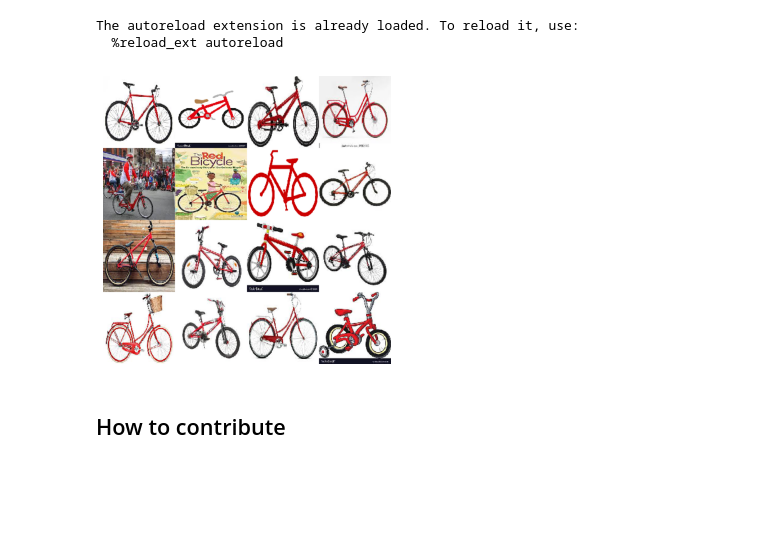
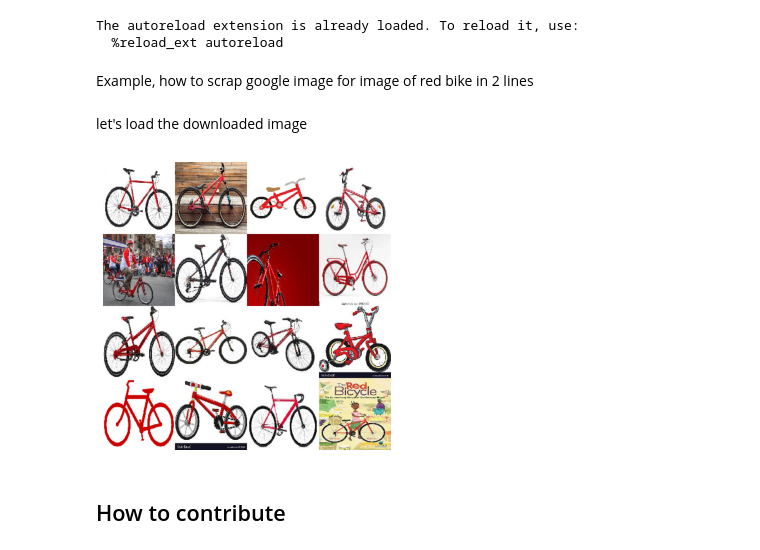
Before and after one commit to samsja/web2dataset, a Jupyter notebook: nbs/index.ipynb, the cells around one changed output. Drawn from its saved outputs; the diff is of its cells as text; code cells hidden in the pictures; blank space fills up the shorter version.

Commit message:
feat: image are stored in files

```diff
--- a/nbs/index.ipynb
+++ b/nbs/index.ipynb
@@ -26,3 +26,5 @@ let's perform a simple research on google image to search for 5 bike images
 # %% [output]
 The autoreload extension is already loaded. To reload it, use:
   %reload_ext autoreload
+# %% [markdown]
+Example, how to scrap google image for image of red bike in 2 lines
@@ -29,17 +34,15 @@ The autoreload extension is already loaded. To reload it, use:
+# %% [markdown]
+let's load the downloaded image
 # %%
-from web2dataset.downloader import GoogleImageDownloader
 from docarray import DocumentArray
 
-downloader = GoogleImageDownloader()
-downloader.download("a red bike",16)
-downloader.save("/tmp/my_search")
-
-with open("/tmp/dataset.bin", "rb") as f:
+with open("/tmp/my_search/dataset.bin", "rb") as f:
     docs = DocumentArray.from_bytes(f.read())
-# %%
-downloader.docs.plot_image_sprites()
-# %% [output]
-[figure, removed]
+# %%
+docs = docs.apply(lambda d : d.load_uri_to_image_tensor())
+docs.plot_image_sprites()
+# %% [output]
+[figure, added]
 # %% [markdown]
 ## How to contribute
 # %% [markdown]
```
Also changed, not shown: parts of 1 cell of this notebook, 7 other files.
